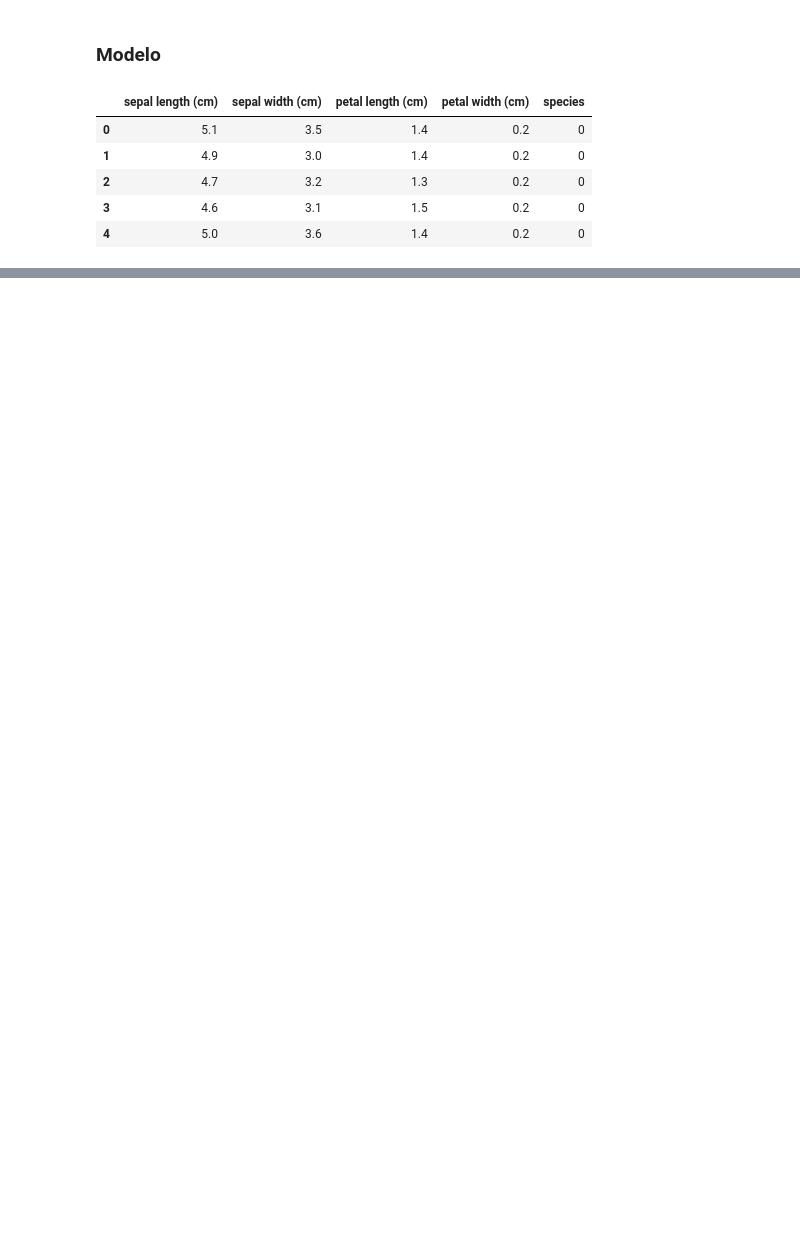
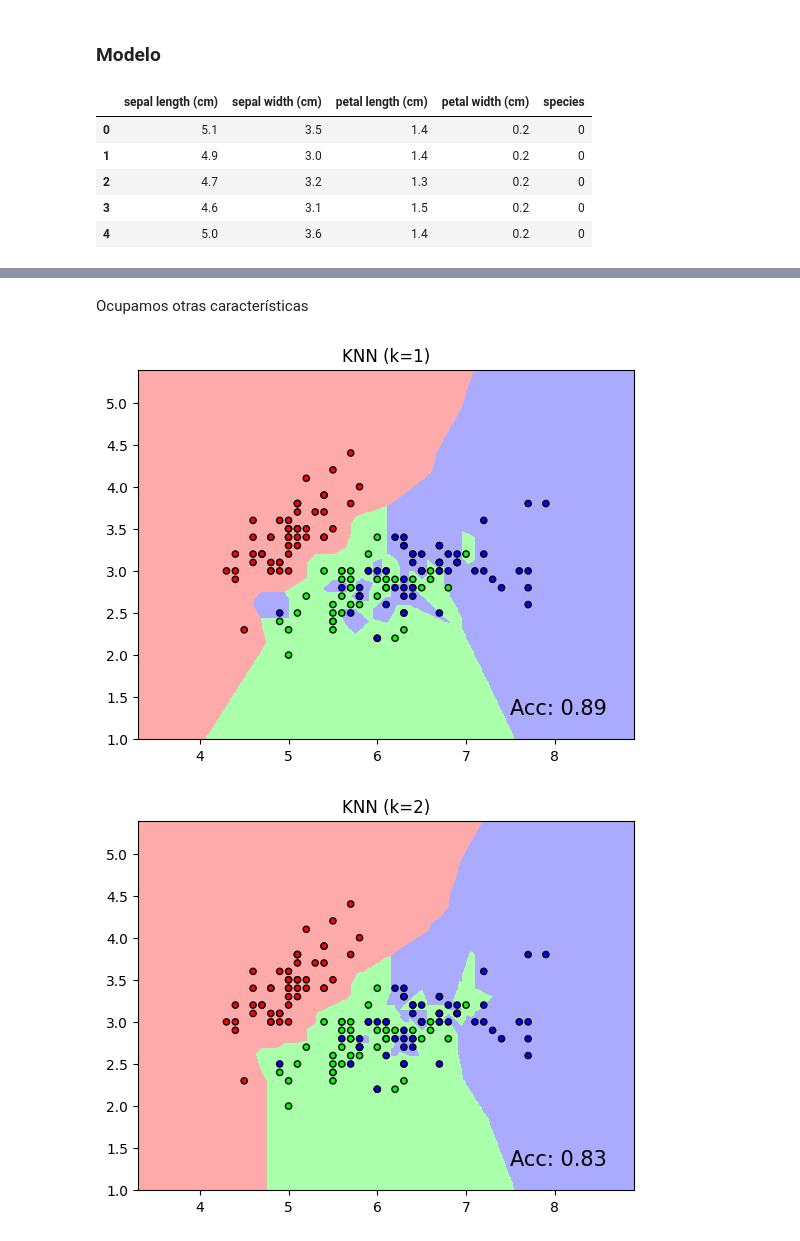
Before and after one commit to Walt9819/machine-learning, a Jupyter notebook: code/6_knn.ipynb, the cells around one changed output, grey strips where cells are left out. Cells and saved outputs as stored; diff of their text form; code cells hidden in the pictures; blank space fills up the shorter version.

```diff
--- a/code/6_knn.ipynb
+++ b/code/6_knn.ipynb
@@ -148,0 +244,53 @@ plt.show()
+# %% [markdown]
+Ocupamos otras características
+# %%
+import numpy as np
+from matplotlib.colors import ListedColormap
+
+X = df[["sepal length (cm)", "sepal width (cm)"]].values
+y = df['species'].values
+
+X_train, X_test, y_train, y_test = train_test_split(X, y, test_size=0.2, random_state=42)
+
+# Crear una función para graficar los límites de decisión
+def plot_decision_boundaries(X, y, n_neighbors):
+    h = .01  # paso de la malla en la gráfica
+
+    cmap_light = ListedColormap(['#FFAAAA', '#AAFFAA', '#AAAAFF'])
+    cmap_bold = ListedColormap(['#FF0000', '#00FF00', '#0000FF'])
+
+    for n in n_neighbors:
+        # Crear una instancia de KNN y ajustar los datos
+        clf = KNeighborsClassifier(n, weights='uniform')
+        clf.fit(X_train, y_train)
+
+        # Crear malla de puntos para graficar
+        x_min, x_max = X[:, 0].min() - 1, X[:, 0].max() + 1
+        y_min, y_max = X[:, 1].min() - 1, X[:, 1].max() + 1
+        xx, yy = np.meshgrid(np.arange(x_min, x_max, h),
+                             np.arange(y_min, y_max, h))
+
+        Z = clf.predict(np.c_[xx.ravel(), yy.ravel()])
+        Z = Z.reshape(xx.shape)
+
+        plt.figure()
+        plt.pcolormesh(xx, yy, Z, cmap=cmap_light)
+
+        # Graficar también los puntos de entrenamiento
+        plt.scatter(X[:, 0], X[:, 1], c=y, cmap=cmap_bold, edgecolor='k', s=20)
+        plt.xlim(xx.min(), xx.max())
+        plt.ylim(yy.min(), yy.max())
+        plt.title(f"KNN (k={n})")
+
+        # Verificamos las métricas de evaluación
+        y_pred = clf.predict(X)
+        acc = accuracy_score(y, y_pred)
+        plt.text(xx.max() - .3, yy.min() + .3, ('Acc: %.2f' % acc).lstrip('0'),
+                 size=15, horizontalalignment='right')
+
+# Veamos los límites de decisión para k=1, 2, 3, 5 y 7
+plot_decision_boundaries(X, y, [1, 2, 3, 5, 7])
+plt.show()
+# %% [output]
+[figure, added]
+[figure, added]
```
Also changed, not shown: parts of 24 cells of this notebook, 7 other files.
